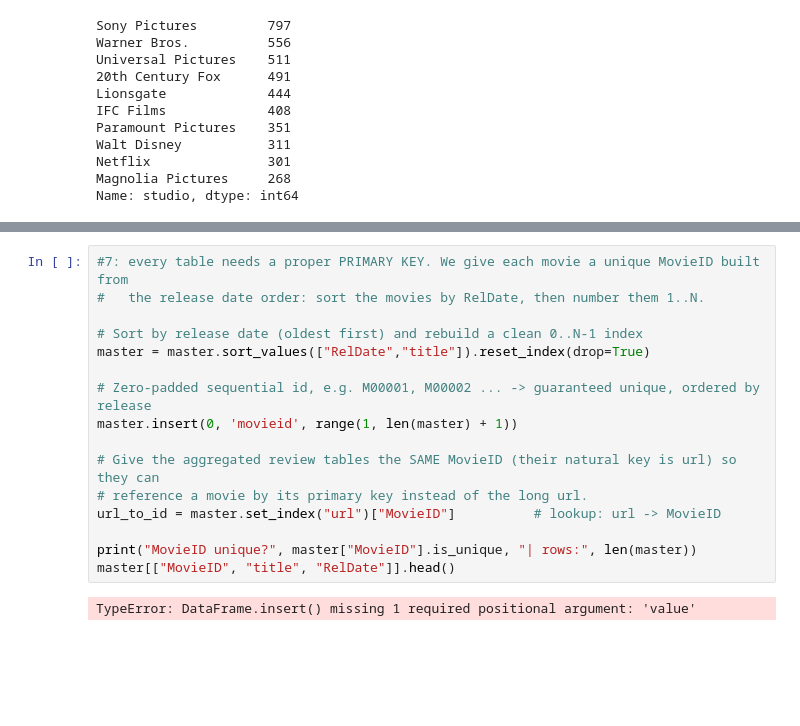
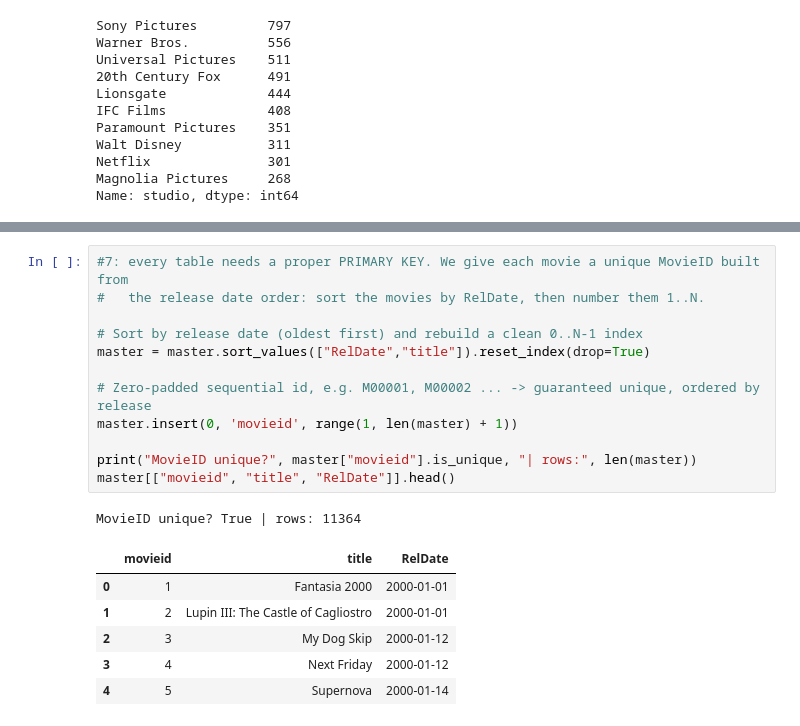
Before and after one commit to IdreesDehistani/database_management_S1, a Jupyter notebook: Data_processing copy.ipynb, the cells around one changed output, grey strips where cells are left out. Drawn from its saved outputs; the diff is of its cells as text; blank space fills up the shorter version.

```diff
--- a/Data_processing copy.ipynb
+++ b/Data_processing copy.ipynb
@@ -350,21 +352,23 @@ master: (11364, 17) | modeling-ready (gap + roi): 5549
 # %%
 #7: every table needs a proper PRIMARY KEY. We give each movie a unique MovieID built from
 #   the release date order: sort the movies by RelDate, then number them 1..N.
 
 # Sort by release date (oldest first) and rebuild a clean 0..N-1 index
 master = master.sort_values(["RelDate","title"]).reset_index(drop=True)
 
 # Zero-padded sequential id, e.g. M00001, M00002 ... -> guaranteed unique, ordered by release
 master.insert(0, 'movieid', range(1, len(master) + 1))
 
-# Give the aggregated review tables the SAME MovieID (their natural key is url) so they can
-# reference a movie by its primary key instead of the long url.
-url_to_id = master.set_index("url")["MovieID"]          # lookup: url -> MovieID
-
-print("MovieID unique?", master["MovieID"].is_unique, "| rows:", len(master))
-master[["MovieID", "title", "RelDate"]].head()
+print("MovieID unique?", master["movieid"].is_unique, "| rows:", len(master))
+master[["movieid", "title", "RelDate"]].head()
 # %% [output]
-TypeError: DataFrame.insert() missing 1 required positional argument: 'value'
+MovieID unique? True | rows: 11364
+|  | movieid | title | RelDate |
+| 0 | 1 | Fantasia 2000 | 2000-01-01 |
+| 1 | 2 | Lupin III: The Castle of Cagliostro | 2000-01-01 |
+| 2 | 3 | My Dog Skip | 2000-01-12 |
+| 3 | 4 | Next Friday | 2000-01-12 |
+| 4 | 5 | Supernova | 2000-01-14 |
 # %%
 #10: build a small "movie primary key" table with only the core identifying columns and
 #    save it as its own CSV.
```
Also changed, not shown: parts of 5 cells of this notebook, 2 other files.
